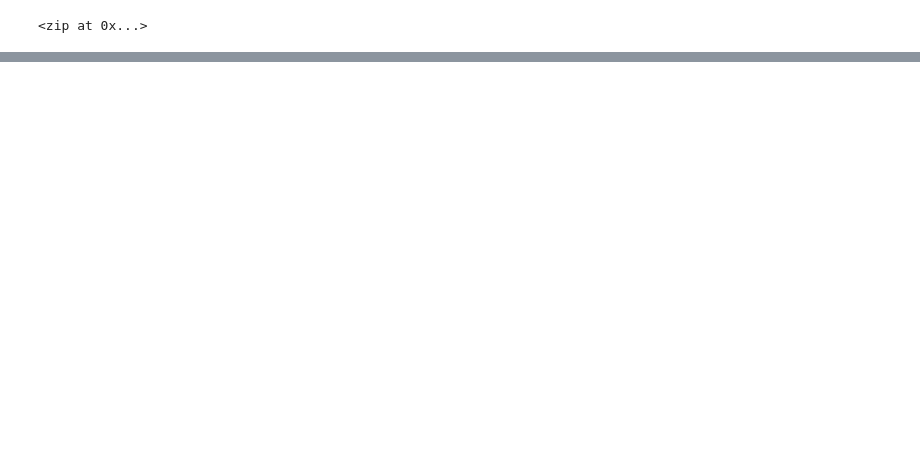
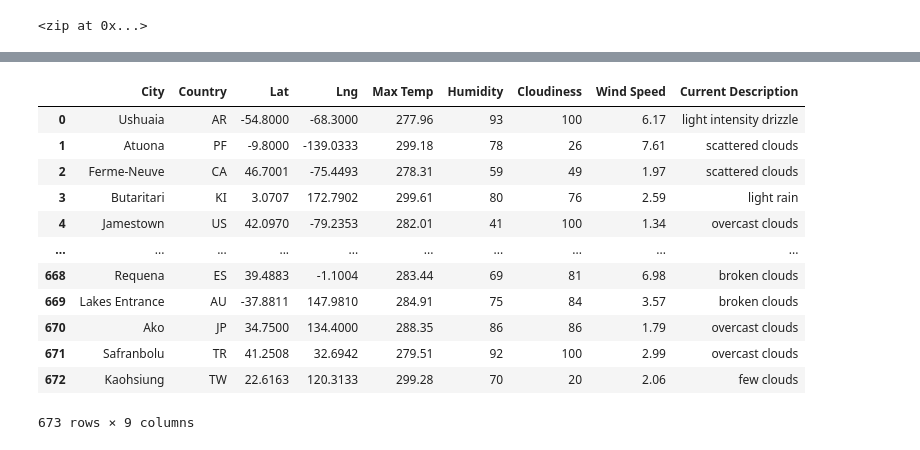
Before and after one commit to BMoreland20/World_Weather_Analysis, a Jupyter notebook: Weather_Database/Weather_Database.ipynb, the cells around one changed output, grey strips where cells are left out. Cells and saved outputs as stored; diff of their text form; code cells hidden in the pictures; blank space fills up the shorter version.

```diff
--- a/Weather_Database/Weather_Database.ipynb
+++ b/Weather_Database/Weather_Database.ipynb
@@ -86,7 +86,6 @@ len(cities)
 # %%
 # Starting URL for Weather Map API Call.
-url = "https://api.openweathermap.org/data/2.5/weather?lat=35&lon=139&appid=" + weather_api_key
-#print(url)
+url = "https://api.openweathermap.org/data/2.5/weather?lat=35&lon=139&appid=" + api_key
 
 response = requests.get(url).json()
 response
@@ -110,0 +192,4 @@ response
+# %%
+# Convert the array of dictionaries to a Pandas DataFrame.
+city_data_df = pd.DataFrame(city_data)
+city_data_df.head(10)
@@ -110,0 +208,20 @@ response
+# %%
+columnsTitles = ['City', 'Country', 'Lat', 'Lng', 'Max Temp', 'Humidity', 'Cloudiness', 'Wind Speed', 'Current Description']
+
+city_data_df = city_data_df.reindex(columns=columnsTitles)
+
+city_data_df
+# %% [output]
+|  | City | Country | Lat | Lng | Max Temp | Humidity | Cloudiness | Wind Speed | Current Description |
+| 0 | Ushuaia | AR | -54.8000 | -68.3000 | 277.96 | 93 | 100 | 6.17 | light intensity drizzle |
+| 1 | Atuona | PF | -9.8000 | -139.0333 | 299.18 | 78 | 26 | 7.61 | scattered clouds |
+| 2 | Ferme-Neuve | CA | 46.7001 | -75.4493 | 278.31 | 59 | 49 | 1.97 | scattered clouds |
+| 3 | Butaritari | KI | 3.0707 | 172.7902 | 299.61 | 80 | 76 | 2.59 | light rain |
+| 4 | Jamestown | US | 42.0970 | -79.2353 | 282.01 | 41 | 100 | 1.34 | overcast clouds |
+| ... | ... | ... | ... | ... | ... | ... | ... | ... | ... |
+| 668 | Requena | ES | 39.4883 | -1.1004 | 283.44 | 69 | 81 | 6.98 | broken clouds |
+| 669 | Lakes Entrance | AU | -37.8811 | 147.9810 | 284.91 | 75 | 84 | 3.57 | broken clouds |
+| 670 | Ako | JP | 34.7500 | 134.4000 | 288.35 | 86 | 86 | 1.79 | overcast clouds |
+| 671 | Safranbolu | TR | 41.2508 | 32.6942 | 279.51 | 92 | 100 | 2.99 | overcast clouds |
+| 672 | Kaohsiung | TW | 22.6163 | 120.3133 | 299.28 | 70 | 20 | 2.06 | few clouds |
+673 rows × 9 columns
```
Also changed, not shown: parts of 9 cells of this notebook, 3 other files.
